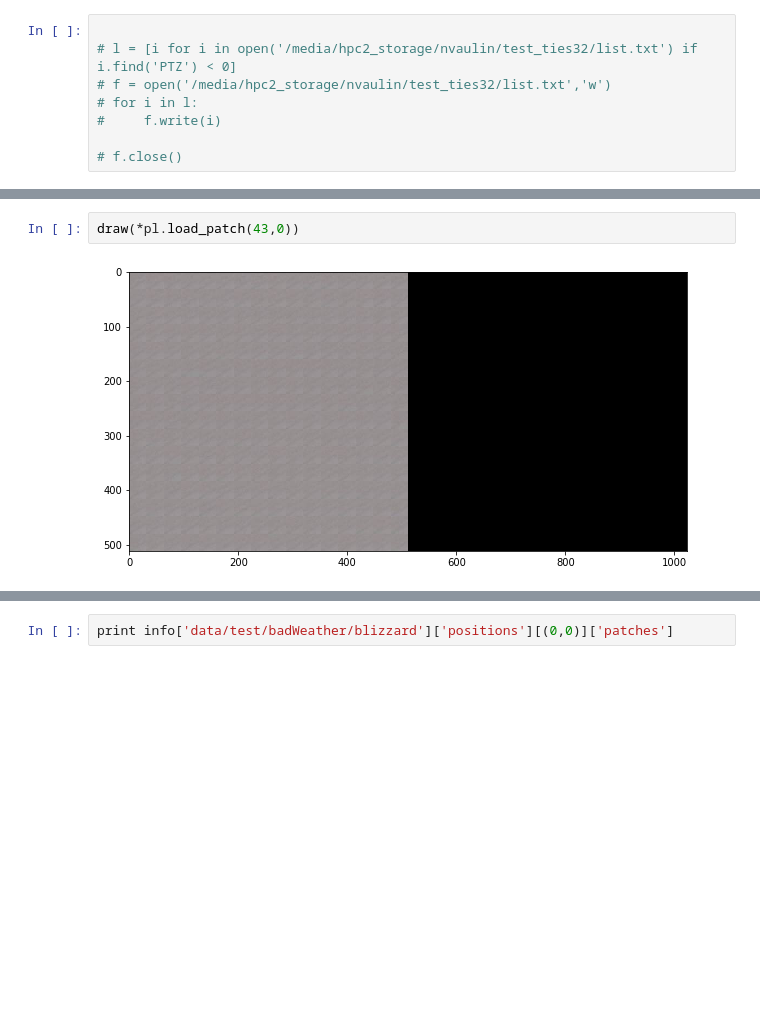
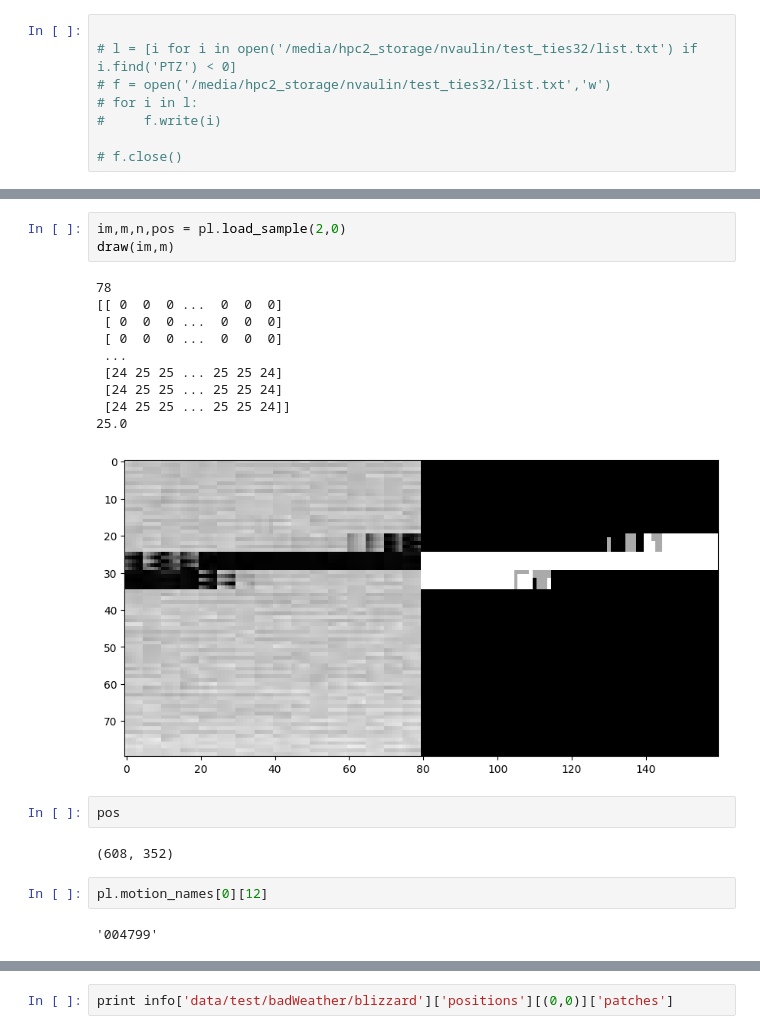
Before and after one commit to nvvaulin/gmm_segmentation, a Jupyter notebook: generate_dataset.ipynb, the cells around one changed output, grey strips where cells are left out. Drawn from its saved outputs; the diff is of its cells as text; blank space fills up the shorter version.

```diff
--- a/generate_dataset.ipynb
+++ b/generate_dataset.ipynb
@@ -236,4 +211,22 @@ pl = PatchLoader('out',32,256,-1,0.5,32)
-# %%
-draw(*pl.load_patch(43,0))
-# %% [output]
-[figure, removed]
+# %%
+im,m,n,pos = pl.load_sample(2,0)
+draw(im,m)
+# %% [output]
+78
+[[ 0  0  0 ...  0  0  0]
+ [ 0  0  0 ...  0  0  0]
+ [ 0  0  0 ...  0  0  0]
+ ...
+ [24 25 25 ... 25 25 24]
+ [24 25 25 ... 25 25 24]
+ [24 25 25 ... 25 25 24]]
+25.0
+[figure, added]
+# %%
+pos
+# %% [output]
+(608, 352)
+# %%
+pl.motion_names[0][12]
+# %% [output]
+'004799'
```
Also changed, not shown: parts of 5 cells of this notebook.
